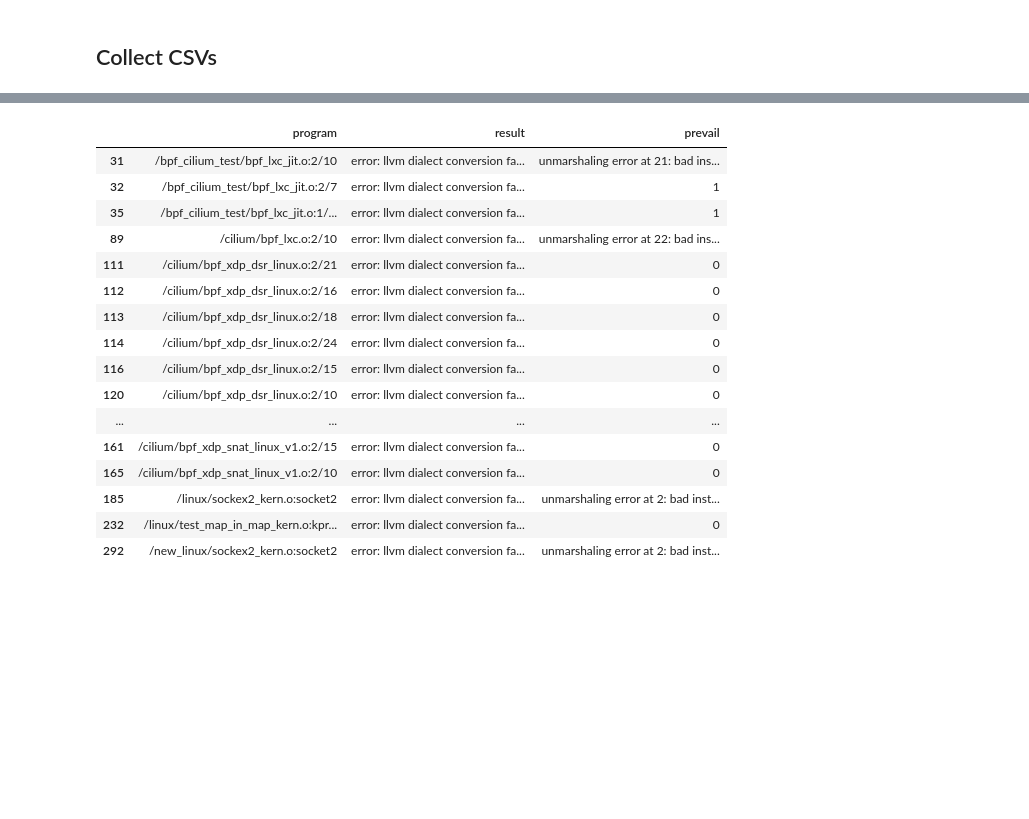
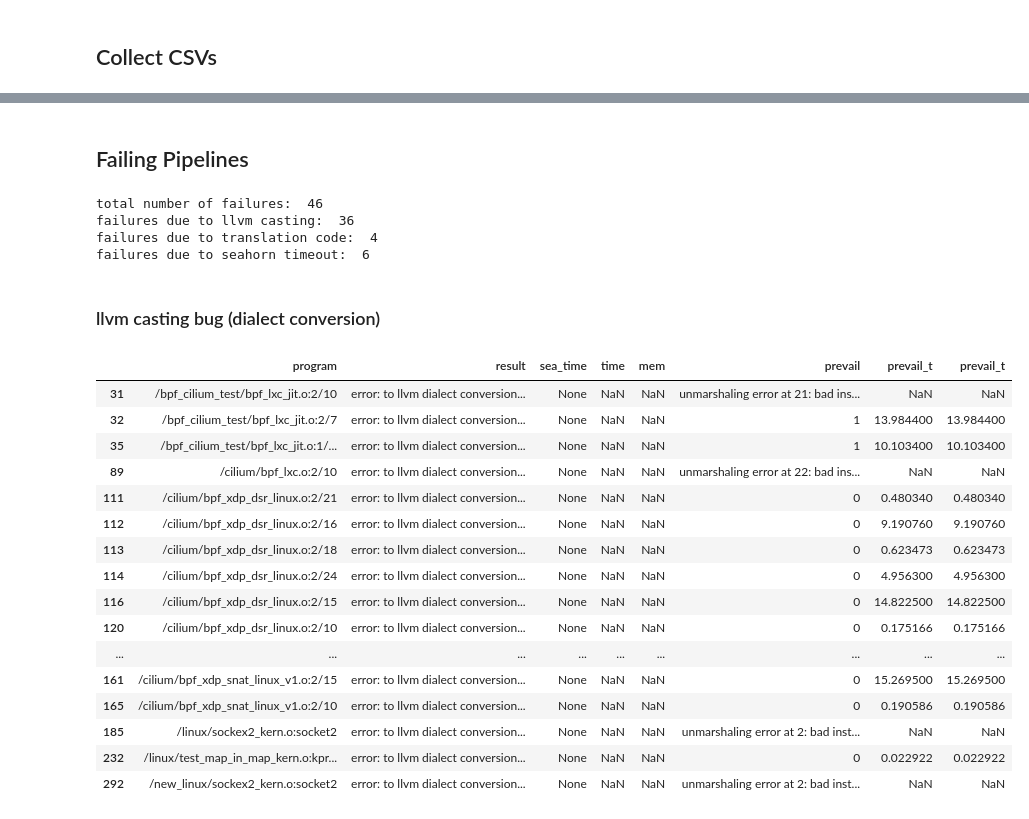
Before and after one commit to jetafese/btor2mlir-1, a Jupyter notebook: utils/ebpf/results/ebpf_results.ipynb, the cells around one changed output, grey strips where cells are left out. Drawn from its saved outputs; the diff is of its cells as text; code cells hidden in the pictures; blank space fills up the shorter version.

Commit message:
feat: track time and memory usage

```diff
--- a/utils/ebpf/results/ebpf_results.ipynb
+++ b/utils/ebpf/results/ebpf_results.ipynb
@@ -17,16 +21,0 @@ pd.set_option('display.max_rows', None)
-# %%
-def clean_csv(in_file, ref=False):
-  df = pd.read_csv(in_file)
-  # get program name, ignore full path
-  df[['path', 'program']] = df['File'].str.split(pat = '/ebpf-samples', expand = True)
-  cols = df.columns.tolist()
-  cols = cols[-1:] + cols[:-1]
-  df = df[cols]
-  df = df.drop(columns=['path', 'File'])
-  # distinguish between reference results and current results
-  if ref:
-    df = df.rename(columns = {'Result': 'prevail'})
-  else:
-    df = df.rename(columns = {'Result': 'result'})
-
-  return df
@@ -34,8 +60,8 @@ def clean_csv(in_file, ref=False):
 ## Collect CSVs
 # %%
 #include csv for reference, current results
-CURRENT = "https://raw.githubusercontent.com/jetafese/btor2mlir/refs/heads/ebpf/utils/ebpf/results/prevail_0918241625.csv"
-REFERENCE = "https://raw.githubusercontent.com/jetafese/btor2mlir/refs/heads/ebpf/utils/ebpf/results/ref_prevail_0425241000.csv"
+CURRENT = "/home/jetafese/btor2mlir/utils/ebpf/results/prevail_0919241154.csv"
+REFERENCE = "/home/jetafese/btor2mlir/utils/ebpf/results/ref_prevail_0425241000.csv"
 
 current_results = clean_csv(CURRENT)
 ref_results = clean_csv(REFERENCE, ref=True)
@@ -48,24 +147,36 @@ ref_results = clean_csv(REFERENCE, ref=True)
+# %% [markdown]
+## Failing Pipelines
+# %%
+failures = pd.merge(current_results, ref_results, how='inner', on='program')
+print('total number of failures: ', failures[failures['result'].str.contains("error")].count()['result'])
+print('failures due to llvm casting: ', failures[failures['result'].str.contains("llvm dialect")].count()['result'])
+print('failures due to translation code: ', failures[failures['result'].str.contains("translation")].count()['result'])
+print('failures due to seahorn timeout: ', failures[failures['result'].str.contains("timeout")].count()['result'])
+# %% [output]
+total number of failures:  46
+failures due to llvm casting:  36
+failures due to translation code:  4
+failures due to seahorn timeout:  6
+# %% [markdown]
+### llvm casting bug (dialect conversion)
 # %%
-# for (x, y) in zip(current_results, ref_results):
-df = pd.merge(current_results, ref_results[['program', 'prevail']], how='inner', on='program')
-# df[df['prevail'].str.contains("marshal")]
-df[df['result'].str.contains("llvm")]
-# df['prevail']
+castingBug = pd.merge(current_results, ref_results, how='inner', on='program')
+castingBug[castingBug['result'].str.contains("llvm")]
 # %% [output]
-|  | program | result | prevail |
-| 31 | /bpf_cilium_test/bpf_lxc_jit.o:2/10 | error: llvm dialect conversion fa... | unmarshaling error at 21: bad ins... |
-| 32 | /bpf_cilium_test/bpf_lxc_jit.o:2/7 | error: llvm dialect conversion fa... | 1 |
-| 35 | /bpf_cilium_test/bpf_lxc_jit.o:1/... | error: llvm dialect conversion fa... | 1 |
-| 89 | /cilium/bpf_lxc.o:2/10 | error: llvm dialect conversion fa... | unmarshaling error at 22: bad ins... |
-| 111 | /cilium/bpf_xdp_dsr_linux.o:2/21 | error: llvm dialect conversion fa... | 0 |
-| 112 | /cilium/bpf_xdp_dsr_linux.o:2/16 | error: llvm dialect conversion fa... | 0 |
-| 113 | /cilium/bpf_xdp_dsr_linux.o:2/18 | error: llvm dialect conversion fa... | 0 |
-| 114 | /cilium/bpf_xdp_dsr_linux.o:2/24 | error: llvm dialect conversion fa... | 0 |
-| 116 | /cilium/bpf_xdp_dsr_linux.o:2/15 | error: llvm dialect conversion fa... | 0 |
-| 120 | /cilium/bpf_xdp_dsr_linux.o:2/10 | error: llvm dialect conversion fa... | 0 |
-| ... | ... | ... | ... |
-| 161 | /cilium/bpf_xdp_snat_linux_v1.o:2/15 | error: llvm dialect conversion fa... | 0 |
-| 165 | /cilium/bpf_xdp_snat_linux_v1.o:2/10 | error: llvm dialect conversion fa... | 0 |
-| 185 | /linux/sockex2_kern.o:socket2 | error: llvm dialect conversion fa... | unmarshaling error at 2: bad inst... |
-| 232 | /linux/test_map_in_map_kern.o:kpr... | error: llvm dialect conversion fa... | 0 |
-| 292 | /new_linux/sockex2_kern.o:socket2 | error: llvm dialect conversion fa... | unmarshaling error at 2: bad inst... |
+|  | program | result | sea_time | time | mem | prevail | prevail_t | prevail_t |
+| 31 | /bpf_cilium_test/bpf_lxc_jit.o:2/10 | error: to llvm dialect conversion... | None | NaN | NaN | unmarshaling error at 21: bad ins... | NaN | NaN |
+| 32 | /bpf_cilium_test/bpf_lxc_jit.o:2/7 | error: to llvm dialect conversion... | None | NaN | NaN | 1 | 13.984400 | 13.984400 |
+| 35 | /bpf_cilium_test/bpf_lxc_jit.o:1/... | error: to llvm dialect conversion... | None | NaN | NaN | 1 | 10.103400 | 10.103400 |
+| 89 | /cilium/bpf_lxc.o:2/10 | error: to llvm dialect conversion... | None | NaN | NaN | unmarshaling error at 22: bad ins... | NaN | NaN |
+| 111 | /cilium/bpf_xdp_dsr_linux.o:2/21 | error: to llvm dialect conversion... | None | NaN | NaN | 0 | 0.480340 | 0.480340 |
+| 112 | /cilium/bpf_xdp_dsr_linux.o:2/16 | error: to llvm dialect conversion... | None | NaN | NaN | 0 | 9.190760 | 9.190760 |
+| 113 | /cilium/bpf_xdp_dsr_linux.o:2/18 | error: to llvm dialect conversion... | None | NaN | NaN | 0 | 0.623473 | 0.623473 |
+| 114 | /cilium/bpf_xdp_dsr_linux.o:2/24 | error: to llvm dialect conversion... | None | NaN | NaN | 0 | 4.956300 | 4.956300 |
+| 116 | /cilium/bpf_xdp_dsr_linux.o:2/15 | error: to llvm dialect conversion... | None | NaN | NaN | 0 | 14.822500 | 14.822500 |
+| 120 | /cilium/bpf_xdp_dsr_linux.o:2/10 | error: to llvm dialect conversion... | None | NaN | NaN | 0 | 0.175166 | 0.175166 |
+| ... | ... | ... | ... | ... | ... | ... | ... | ... |
+| 161 | /cilium/bpf_xdp_snat_linux_v1.o:2/15 | error: to llvm dialect conversion... | None | NaN | NaN | 0 | 15.269500 | 15.269500 |
+| 165 | /cilium/bpf_xdp_snat_linux_v1.o:2/10 | error: to llvm dialect conversion... | None | NaN | NaN | 0 | 0.190586 | 0.190586 |
+| 185 | /linux/sockex2_kern.o:socket2 | error: to llvm dialect conversion... | None | NaN | NaN | unmarshaling error at 2: bad inst... | NaN | NaN |
+| 232 | /linux/test_map_in_map_kern.o:kpr... | error: to llvm dialect conversion... | None | NaN | NaN | 0 | 0.022922 | 0.022922 |
+| 292 | /new_linux/sockex2_kern.o:socket2 | error: to llvm dialect conversion... | None | NaN | NaN | unmarshaling error at 2: bad inst... | NaN | NaN |
```
Also changed, not shown: parts of 19 cells of this notebook, 4 other files.
